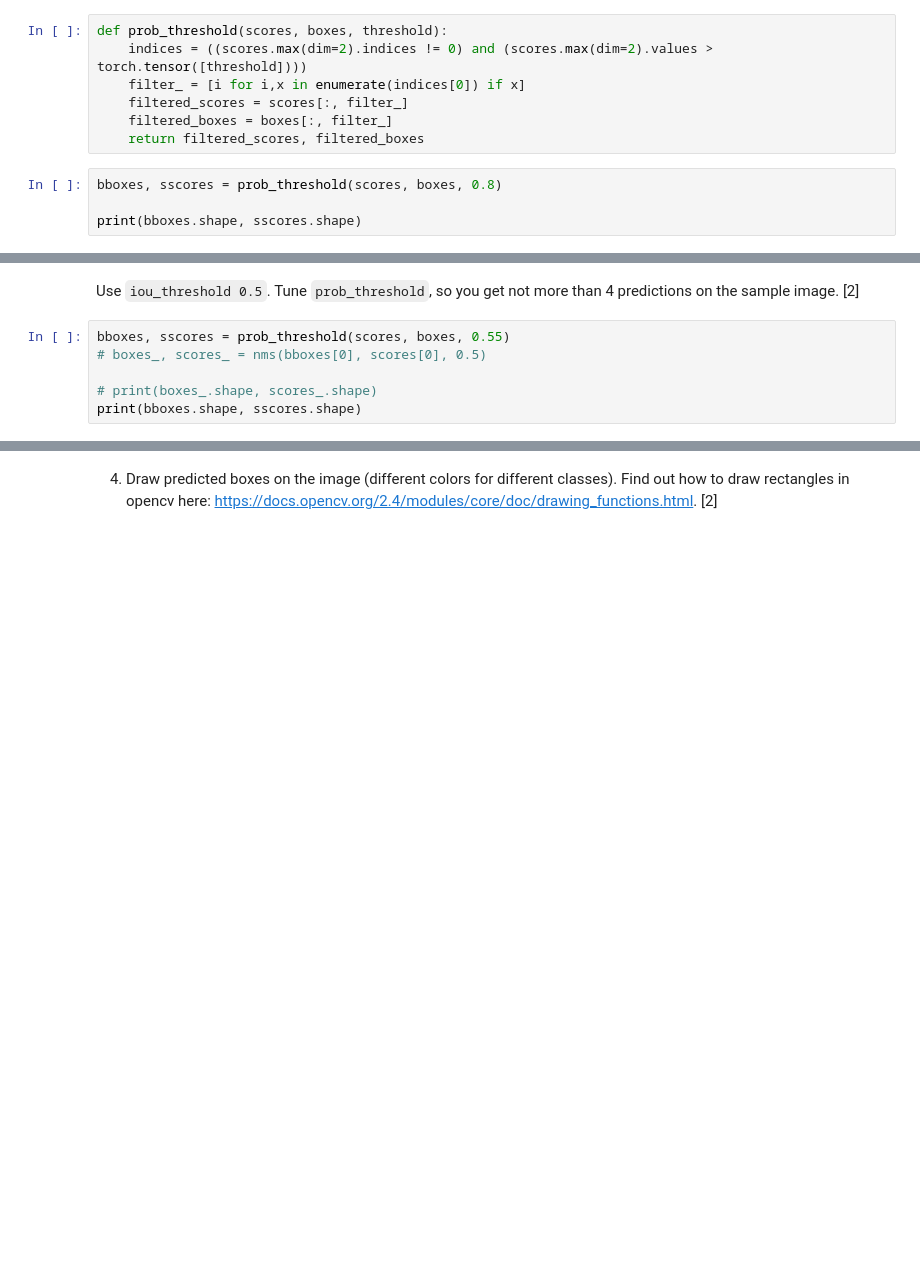
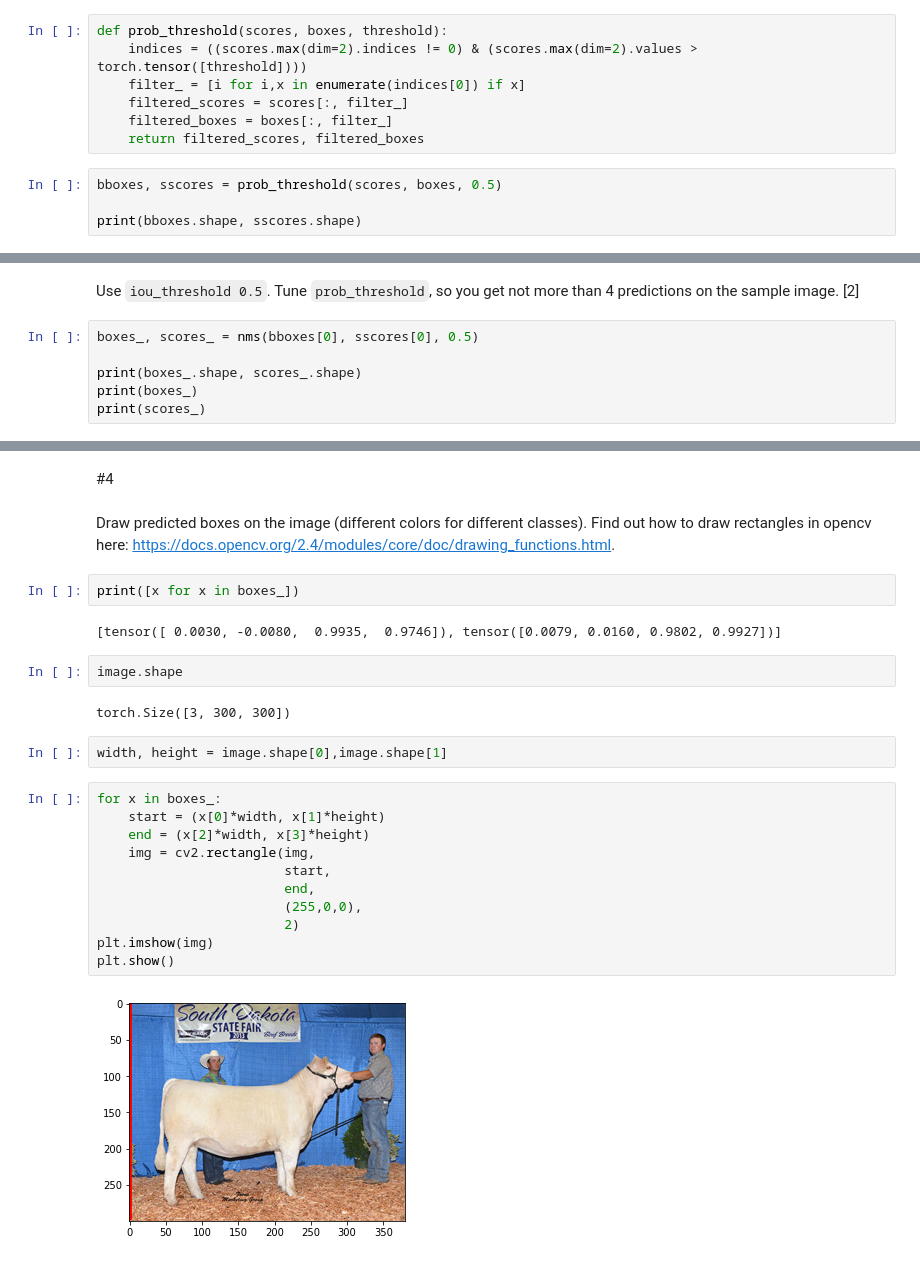
Before and after one commit to lagom-QB/M11, a Jupyter notebook: Practice_8_.ipynb, the cells around one changed output, grey strips where cells are left out. Cells and saved outputs as stored; diff of their text form; blank space fills up the shorter version.

```diff
--- a/Practice_8_.ipynb
+++ b/Practice_8_.ipynb
@@ -677,13 +677,13 @@ Idea:
 Implement `prob_threshold` function.[1]
 # %%
 def prob_threshold(scores, boxes, threshold):
-    indices = ((scores.max(dim=2).indices != 0) and (scores.max(dim=2).values > torch.tensor([threshold])))
+    indices = ((scores.max(dim=2).indices != 0) & (scores.max(dim=2).values > torch.tensor([threshold])))
     filter_ = [i for i,x in enumerate(indices[0]) if x]
     filtered_scores = scores[:, filter_]
     filtered_boxes = boxes[:, filter_]
     return filtered_scores, filtered_boxes
 # %%
-bboxes, sscores = prob_threshold(scores, boxes, 0.8)
+bboxes, sscores = prob_threshold(scores, boxes, 0.5)
 
 print(bboxes.shape, sscores.shape)
 # %% [output]
@@ -723,9 +735,9 @@ def nms(bboxes, scores, iou_threshold):
 # %% [markdown]
 Use `iou_threshold 0.5`. Tune `prob_threshold`, so you get not more than 4 predictions on the sample image. [2]
 # %%
-bboxes, sscores = prob_threshold(scores, boxes, 0.55)
-# boxes_, scores_ = nms(bboxes[0], scores[0], 0.5)
+boxes_, scores_ = nms(bboxes[0], sscores[0], 0.5)
 
-# print(boxes_.shape, scores_.shape)
-print(bboxes.shape, sscores.shape)
+print(boxes_.shape, scores_.shape)
+print(boxes_)
+print(scores_)
 # %% [output]
@@ -733,2 +755,27 @@ RuntimeError: ignored
+# %% [markdown]
+#4
 # %% [markdown]
-4. Draw predicted boxes on the image (different colors for different classes). Find out how to draw rectangles in opencv here: https://docs.opencv.org/2.4/modules/core/doc/drawing_functions.html. [2]
+Draw predicted boxes on the image (different colors for different classes). Find out how to draw rectangles in opencv here: https://docs.opencv.org/2.4/modules/core/doc/drawing_functions.html.
+# %%
+print([x for x in boxes_])
+# %% [output]
+[tensor([ 0.0030, -0.0080,  0.9935,  0.9746]), tensor([0.0079, 0.0160, 0.9802, 0.9927])]
+# %%
+image.shape
+# %% [output]
+torch.Size([3, 300, 300])
+# %%
+width, height = image.shape[0],image.shape[1]
+# %%
+for x in boxes_:
+    start = (x[0]*width, x[1]*height)
+    end = (x[2]*width, x[3]*height)
+    img = cv2.rectangle(img,
+                        start,
+                        end,
+                        (255,0,0),
+                        2)
+plt.imshow(img)
+plt.show()
+# %% [output]
+[figure, added]
```
Also changed, not shown: parts of 8 cells of this notebook.
